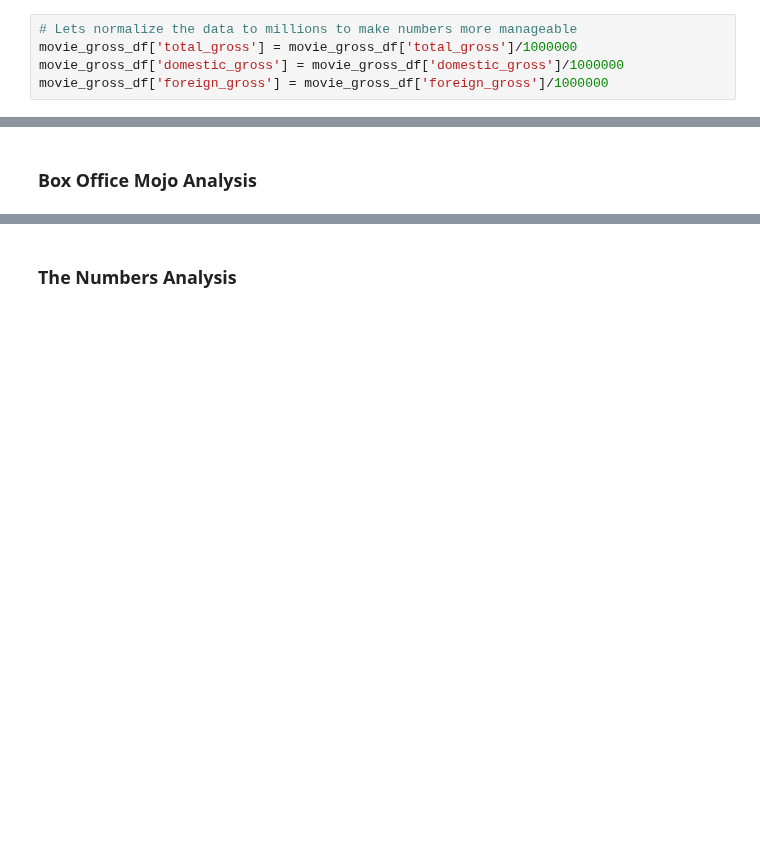
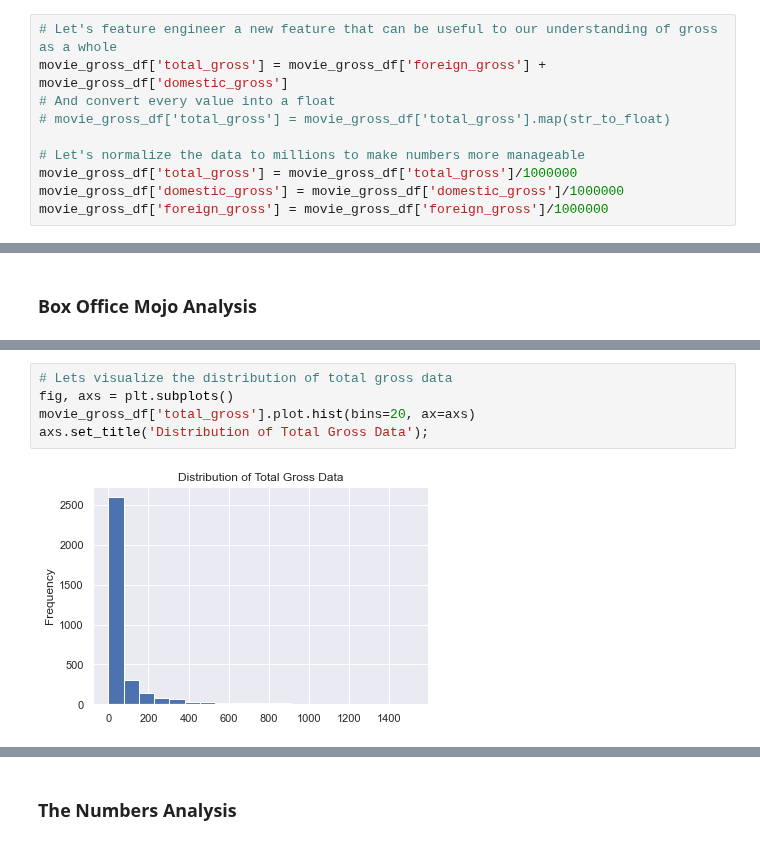
Before and after one commit to mehince/group-1-capstone, a Jupyter notebook: Finalized Notebook.ipynb, the cells around one changed output, grey strips where cells are left out. Cells and saved outputs as stored; diff of their text form; blank space fills up the shorter version.

```diff
--- a/Finalized Notebook.ipynb
+++ b/Finalized Notebook.ipynb
@@ -261,7 +243,12 @@ assert movie_gross_df['foreign_gross'].isna().sum() == 0
 # Finally, test to see if there are any missing values anywhere in the data
 assert movie_gross_df.isna().sum().sum() == 0
 # %%
-# Lets normalize the data to millions to make numbers more manageable
+# Let's feature engineer a new feature that can be useful to our understanding of gross as a whole
+movie_gross_df['total_gross'] = movie_gross_df['foreign_gross'] + movie_gross_df['domestic_gross']
+# And convert every value into a float
+# movie_gross_df['total_gross'] = movie_gross_df['total_gross'].map(str_to_float)
+
+# Let's normalize the data to millions to make numbers more manageable
 movie_gross_df['total_gross'] = movie_gross_df['total_gross']/1000000
 movie_gross_df['domestic_gross'] = movie_gross_df['domestic_gross']/1000000
 movie_gross_df['foreign_gross'] = movie_gross_df['foreign_gross']/1000000
@@ -325,0 +372,7 @@ ratings_df = ratings_df[ratings_df['numvotes'] >= 62]
+# %%
+# Lets visualize the distribution of total gross data
+fig, axs = plt.subplots()
+movie_gross_df['total_gross'].plot.hist(bins=20, ax=axs)
+axs.set_title('Distribution of Total Gross Data');
+# %% [output]
+[figure, added]
```
Also changed, not shown: parts of 53 cells of this notebook.
